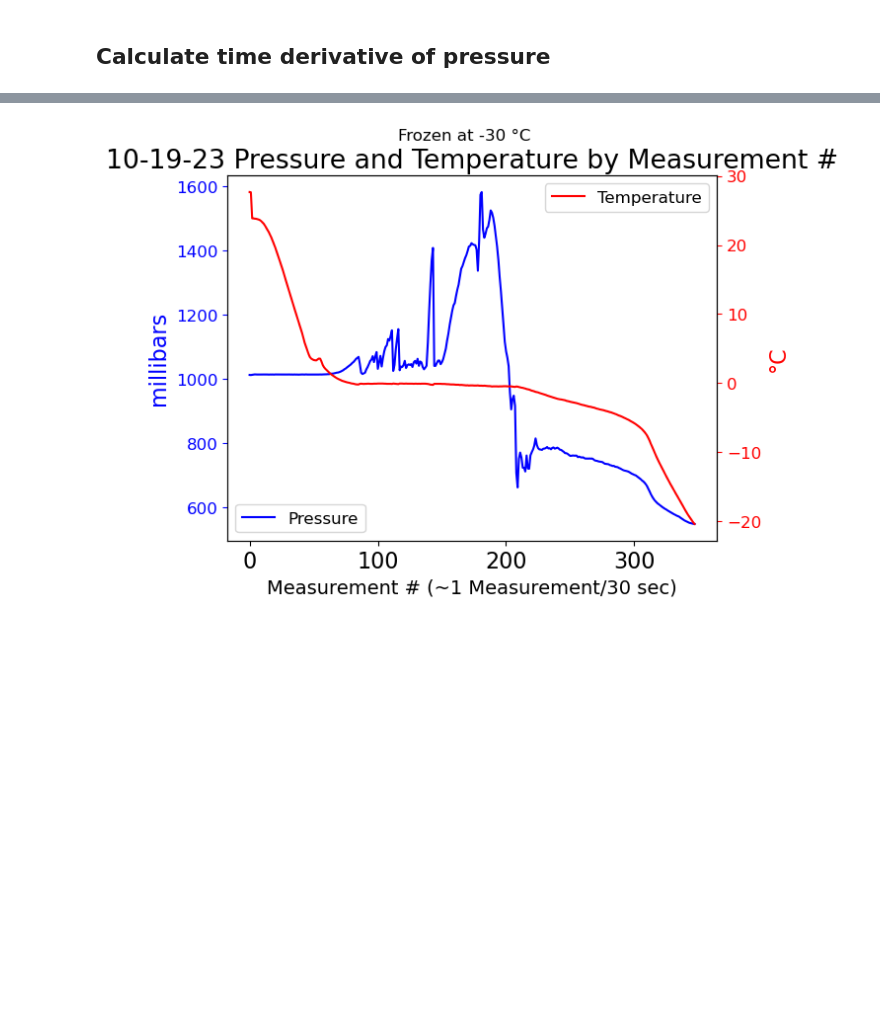
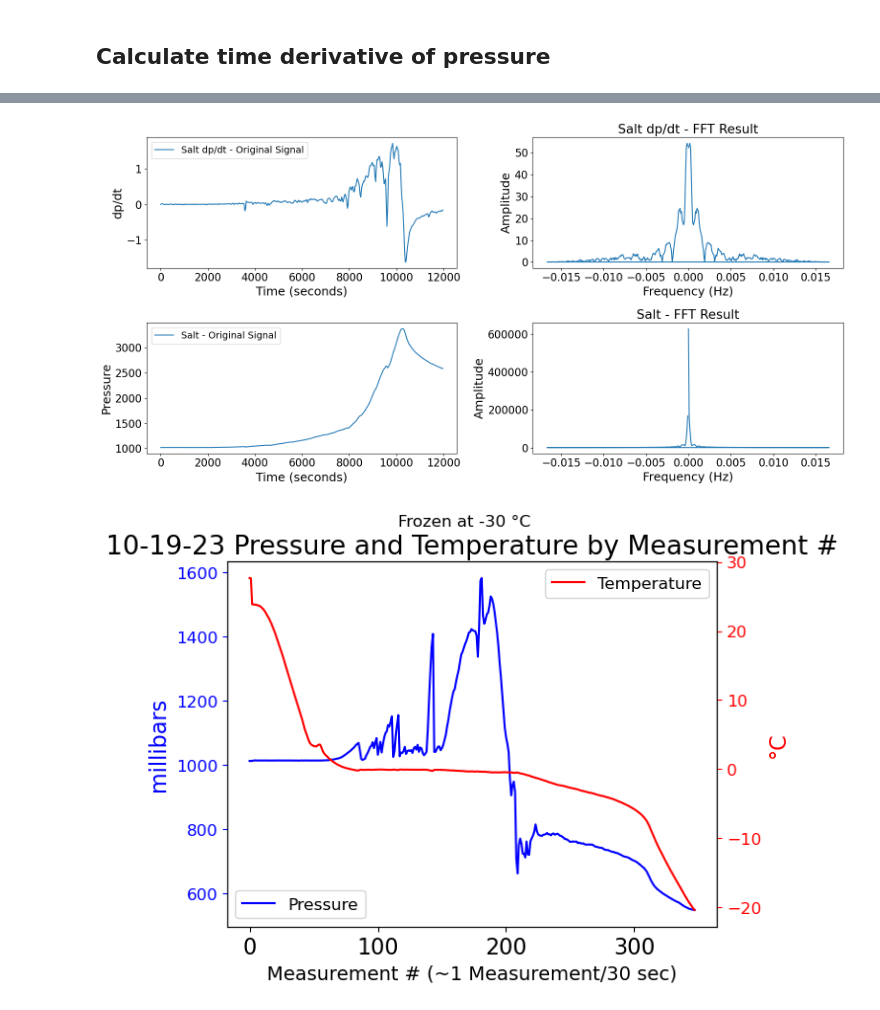
Before and after one commit to GHOpenonic/briny-ice-fracture-mechanics, a Jupyter notebook: measuring pressure.ipynb, the cells around one changed output, grey strips where cells are left out. Drawn from its saved outputs; the diff is of its cells as text; code cells hidden in the pictures; blank space fills up the shorter version.

```diff
--- a/measuring pressure.ipynb
+++ b/measuring pressure.ipynb
@@ -239,3 +293,55 @@ plt.show()
+# %%
+# Sample data for salt dp/dt
+time_salt_dp_dt = np.arange(0, len(salt_6_11_28_dp_dt[:400])) * 30  # Assuming data is sampled every 30 seconds
+pressure_salt_dp_dt = salt_6_11_28_dp_dt[:400]
+
+# FFT calculation for salt dp/dt
+fft_result_salt_dp_dt = np.fft.fft(pressure_salt_dp_dt)
+freq_salt_dp_dt = np.fft.fftfreq(len(pressure_salt_dp_dt), d=30)  # d is the sample spacing (30 seconds)
+
+# Sample data for salt pressure
+time_salt = np.arange(0, len(salt_6_11_28[:400])) * 30  # Assuming data is sampled every 30 seconds
+pressure_salt = salt_6_11_28[1][:400]
+
+# FFT calculation for salt pressure
+fft_result_salt = np.fft.fft(pressure_salt)
+freq_salt = np.fft.fftfreq(len(pressure_salt), d=30)  # d is the sample spacing (30 seconds)
+
+# Plotting
+plt.figure(figsize=(16, 8))
+
+# Subplot 1: Original signal for salt dp/dt
+plt.subplot(2, 2, 1)
+plt.plot(time_salt_dp_dt, pressure_salt_dp_dt, label='Salt dp/dt - Original Signal')
+plt.xlabel('Time (seconds)')
+plt.ylabel('dp/dt')
+plt.legend()
+
+# Subplot 2: FFT result for salt dp/dt
+plt.subplot(2, 2, 2)
+plt.plot(freq_salt_dp_dt, np.abs(fft_result_salt_dp_dt))
+plt.xlabel('Frequency (Hz)')
+plt.ylabel('Amplitude')
+plt.title('Salt dp/dt - FFT Result')
+
+# Subplot 3: Original signal for salt pressure
+plt.subplot(2, 2, 3)
+plt.plot(time_salt, pressure_salt, label='Salt - Original Signal')
+plt.xlabel('Time (seconds)')
+plt.ylabel('Pressure')
+plt.legend()
+
+# Subplot 4: FFT result for salt pressure
+plt.subplot(2, 2, 4)
+plt.plot(freq_salt, np.abs(fft_result_salt))
+plt.xlabel('Frequency (Hz)')
+plt.ylabel('Amplitude')
+plt.title('Salt - FFT Result')
+
+plt.tight_layout()
+plt.show()
+# %% [output]
+[figure, added]
 # %%
 plt.rcParams.update({'font.size': 16})
 fig, ax1 = plt.subplots()
```
Also changed, not shown: parts of 3 cells of this notebook.
